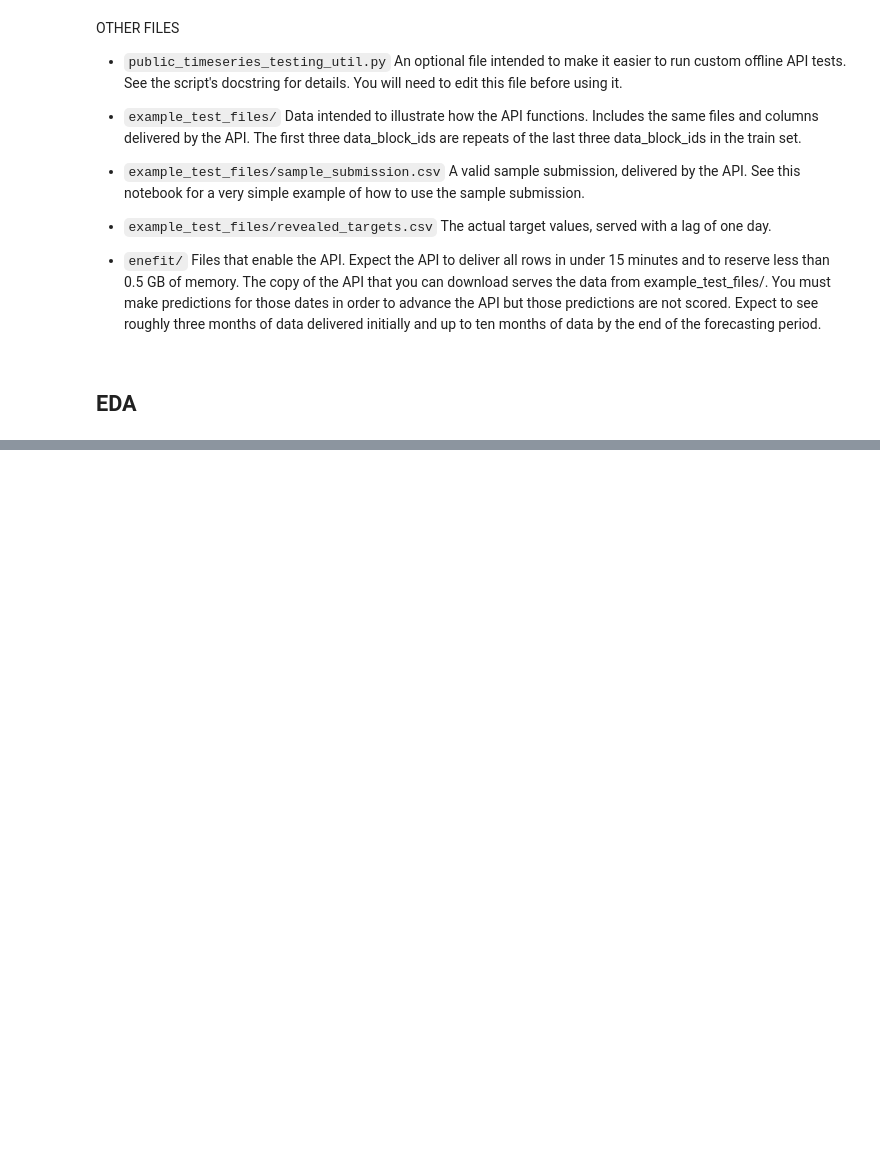
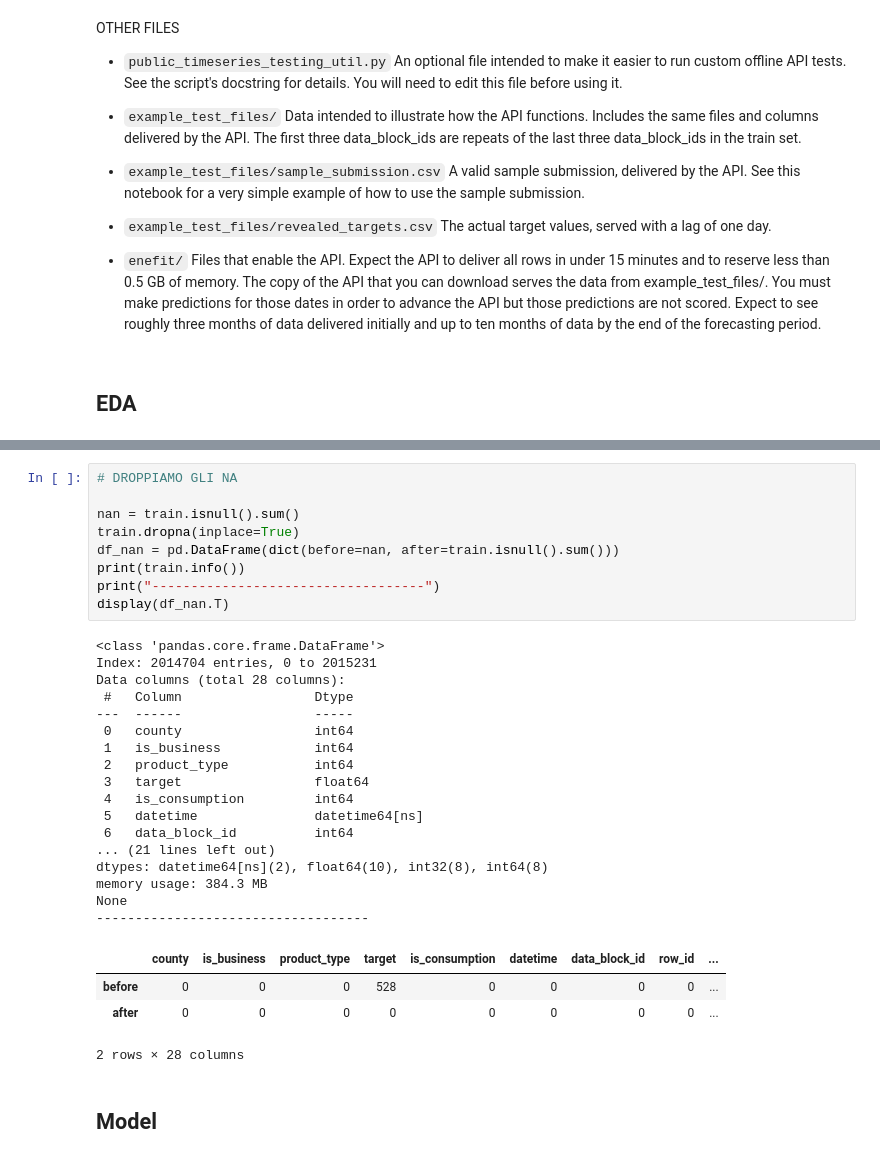
Before and after one commit to GiacomoPracucci/prosumer-energy-prediction, a Jupyter notebook: src/main.ipynb, the cells around one changed output, grey strips where cells are left out. Cells and saved outputs as stored; diff of their text form; blank space fills up the shorter version.

```diff
--- a/src/main.ipynb
+++ b/src/main.ipynb
@@ -327,0 +406,33 @@ Duplicated first 5 Rows:
+# %%
+# DROPPIAMO GLI NA
+
+nan = train.isnull().sum()
+train.dropna(inplace=True)
+df_nan = pd.DataFrame(dict(before=nan, after=train.isnull().sum()))
+print(train.info())
+print("-----------------------------------")
+display(df_nan.T)
+# %% [output]
+<class 'pandas.core.frame.DataFrame'>
+Index: 2014704 entries, 0 to 2015231
+Data columns (total 28 columns):
+ #   Column                 Dtype
+---  ------                 -----
+ 0   county                 int64
+ 1   is_business            int64
+ 2   product_type           int64
+ 3   target                 float64
+ 4   is_consumption         int64
+ 5   datetime               datetime64[ns]
+ 6   data_block_id          int64
+... (21 lines left out)
+dtypes: datetime64[ns](2), float64(10), int32(8), int64(8)
+memory usage: 384.3 MB
+None
+-----------------------------------
+|  | county | is_business | product_type | target | is_consumption | datetime | data_block_id | row_id | ... |
+| before | 0 | 0 | 0 | 528 | 0 | 0 | 0 | 0 | ... |
+| after | 0 | 0 | 0 | 0 | 0 | 0 | 0 | 0 | ... |
+2 rows × 28 columns
+# %% [markdown]
+## Model
```
Also changed, not shown: parts of 19 cells of this notebook.
